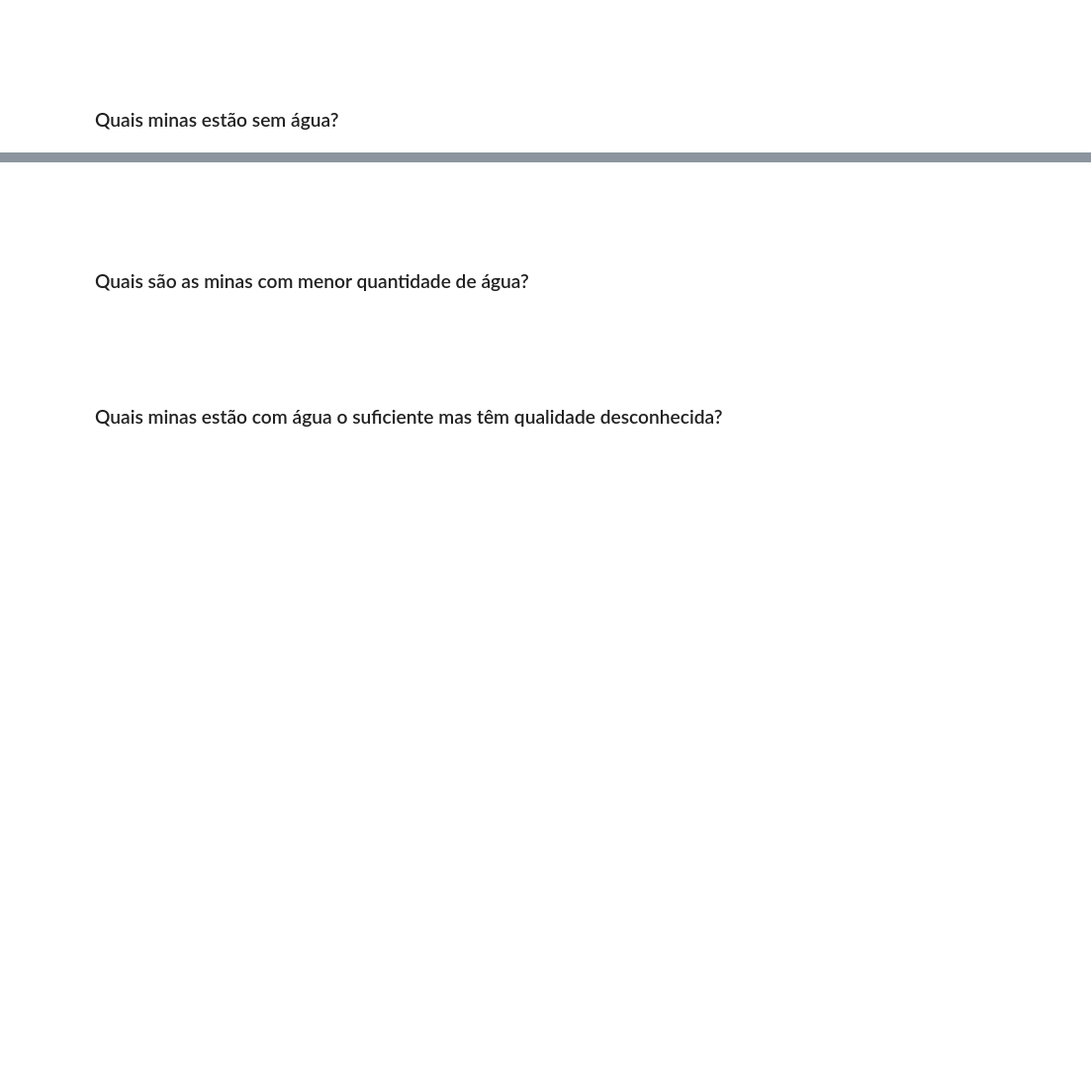
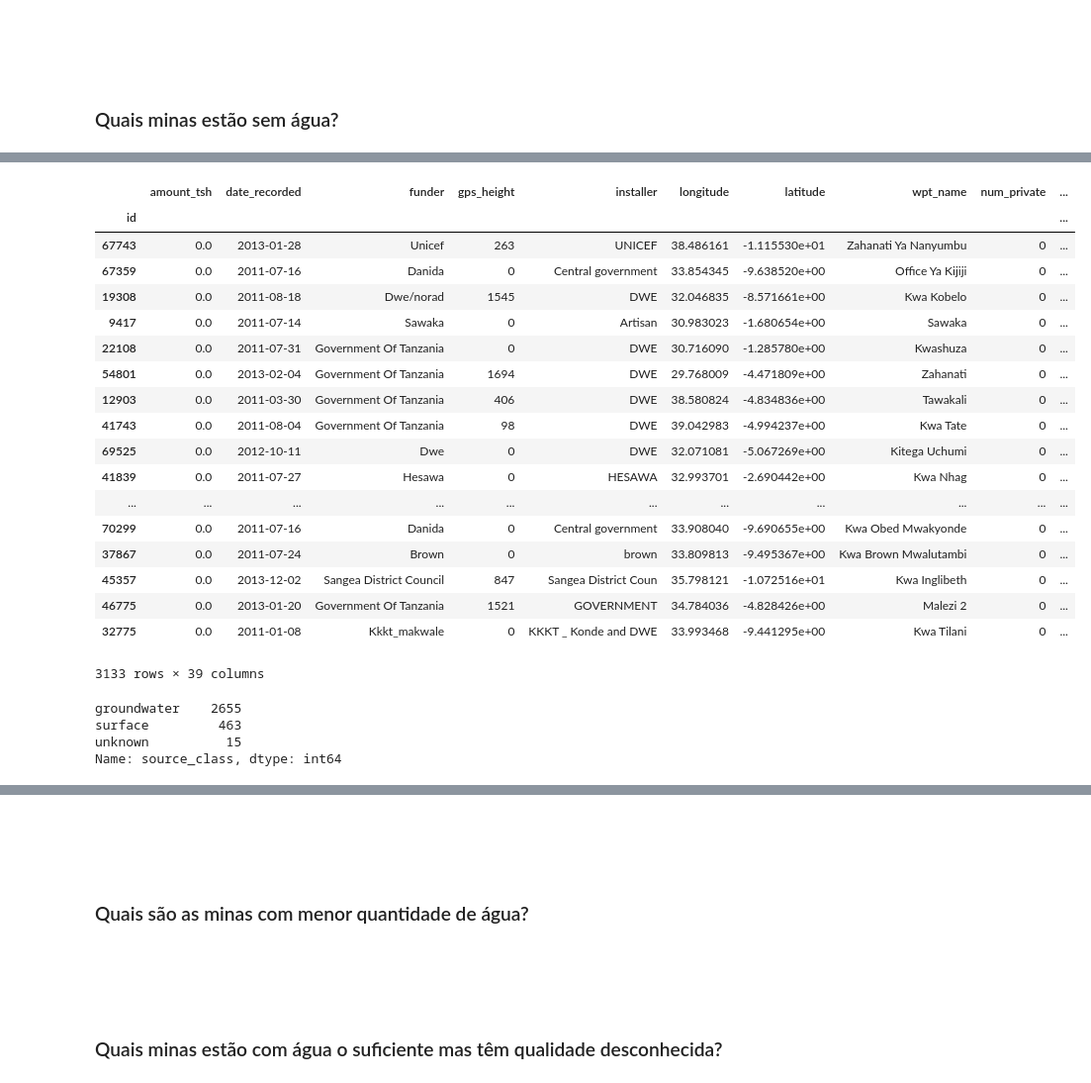
Before and after one commit to azabraao/IA-avaliacao-01, a Jupyter notebook: water-table.ipynb, the cells around one changed output, grey strips where cells are left out. Shown: that part at 99% size. Drawn from its saved outputs; the diff is of its cells as text; code cells hidden in the pictures; blank space fills up the shorter version.

```diff
--- a/water-table.ipynb
+++ b/water-table.ipynb
@@ -30,0 +101,34 @@ data = pd.read_csv("pumpit.csv", index_col=0)
+# %%
+## Analisando as que nunca foram pagas
+noPaymentMask = data.payment_type == "never pay"
+dryWaterPayment = dryWater[NoPaymentMask]
+dryWaterPayment
+# %% [output]
+|  | amount_tsh | date_recorded | funder | gps_height | installer | longitude | latitude | wpt_name | num_private | ... |
+| id |  |  |  |  |  |  |  |  |  | ... |
+| 67743 | 0.0 | 2013-01-28 | Unicef | 263 | UNICEF | 38.486161 | -1.115530e+01 | Zahanati Ya Nanyumbu | 0 | ... |
+| 67359 | 0.0 | 2011-07-16 | Danida | 0 | Central government | 33.854345 | -9.638520e+00 | Office Ya Kijiji | 0 | ... |
+| 19308 | 0.0 | 2011-08-18 | Dwe/norad | 1545 | DWE | 32.046835 | -8.571661e+00 | Kwa Kobelo | 0 | ... |
+| 9417 | 0.0 | 2011-07-14 | Sawaka | 0 | Artisan | 30.983023 | -1.680654e+00 | Sawaka | 0 | ... |
+| 22108 | 0.0 | 2011-07-31 | Government Of Tanzania | 0 | DWE | 30.716090 | -1.285780e+00 | Kwashuza | 0 | ... |
+| 54801 | 0.0 | 2013-02-04 | Government Of Tanzania | 1694 | DWE | 29.768009 | -4.471809e+00 | Zahanati | 0 | ... |
+| 12903 | 0.0 | 2011-03-30 | Government Of Tanzania | 406 | DWE | 38.580824 | -4.834836e+00 | Tawakali | 0 | ... |
+| 41743 | 0.0 | 2011-08-04 | Government Of Tanzania | 98 | DWE | 39.042983 | -4.994237e+00 | Kwa Tate | 0 | ... |
+| 69525 | 0.0 | 2012-10-11 | Dwe | 0 | DWE | 32.071081 | -5.067269e+00 | Kitega Uchumi | 0 | ... |
+| 41839 | 0.0 | 2011-07-27 | Hesawa | 0 | HESAWA | 32.993701 | -2.690442e+00 | Kwa Nhag | 0 | ... |
+| ... | ... | ... | ... | ... | ... | ... | ... | ... | ... | ... |
+| 70299 | 0.0 | 2011-07-16 | Danida | 0 | Central government | 33.908040 | -9.690655e+00 | Kwa Obed Mwakyonde | 0 | ... |
+| 37867 | 0.0 | 2011-07-24 | Brown | 0 | brown | 33.809813 | -9.495367e+00 | Kwa Brown Mwalutambi | 0 | ... |
+| 45357 | 0.0 | 2013-12-02 | Sangea District Council | 847 | Sangea District Coun | 35.798121 | -1.072516e+01 | Kwa Inglibeth | 0 | ... |
+| 46775 | 0.0 | 2013-01-20 | Government Of Tanzania | 1521 | GOVERNMENT | 34.784036 | -4.828426e+00 | Malezi 2 | 0 | ... |
+| 32775 | 0.0 | 2011-01-08 | Kkkt_makwale | 0 | KKKT _ Konde and DWE | 33.993468 | -9.441295e+00 | Kwa Tilani | 0 | ... |
+3133 rows × 39 columns
+# %%
+## Analisando possivel causa de nunca serem pagas como fontes subterraneas
+wtSource = dryWaterPayment['source_class'].value_counts()
+wtSource
+# %% [output]
+groundwater    2655
+surface         463
+unknown          15
+Name: source_class, dtype: int64
```
Also changed, not shown: parts of 7 cells of this notebook, 1 other file.
